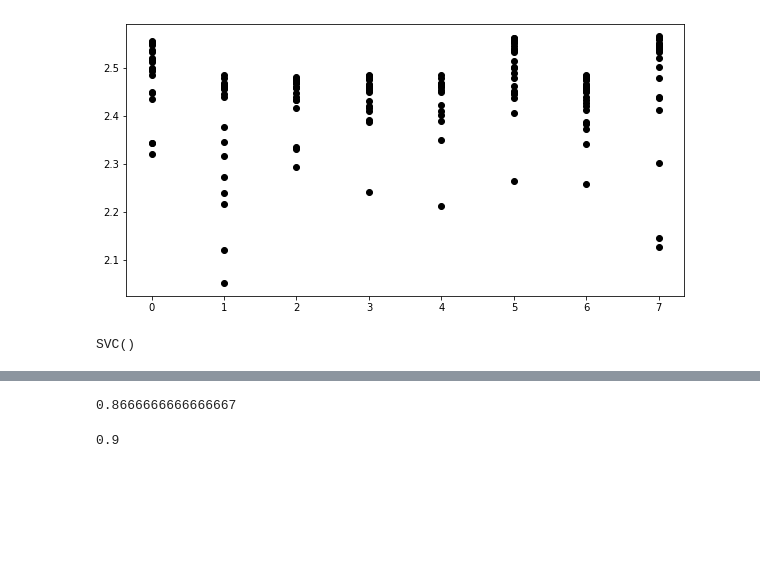
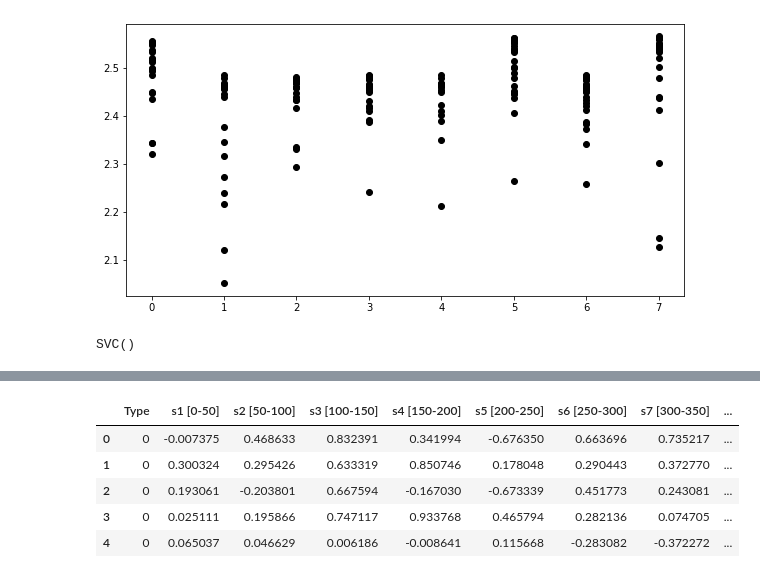
Before and after one commit to Diego41ITA/EEG-analysis, a Jupyter notebook: Read ERP_interval.ipynb, the cells around one changed output, grey strips where cells are left out. Saved outputs shown, nothing was run; the diff lists cells and outputs as text; code cells hidden in the pictures; blank space fills up the shorter version.

```diff
--- a/Read ERP_interval.ipynb
+++ b/Read ERP_interval.ipynb
@@ -181,8 +186,0 @@ acc_u=u/30;
-# %%
-acc_a
-# %% [output]
-0.8666666666666667
-# %%
-acc_u
-# %% [output]
-0.9
@@ -188,0 +201,9 @@ acc_u
+# %%
+df.head()
+# %% [output]
+|  | Type | s1 [0-50] | s2 [50-100] | s3 [100-150] | s4 [150-200] | s5 [200-250] | s6 [250-300] | s7 [300-350] | ... |
+| 0 | 0 | -0.007375 | 0.468633 | 0.832391 | 0.341994 | -0.676350 | 0.663696 | 0.735217 | ... |
+| 1 | 0 | 0.300324 | 0.295426 | 0.633319 | 0.850746 | 0.178048 | 0.290443 | 0.372770 | ... |
+| 2 | 0 | 0.193061 | -0.203801 | 0.667594 | -0.167030 | -0.673339 | 0.451773 | 0.243081 | ... |
+| 3 | 0 | 0.025111 | 0.195866 | 0.747117 | 0.933768 | 0.465794 | 0.282136 | 0.074705 | ... |
+| 4 | 0 | 0.065037 | 0.046629 | 0.006186 | -0.008641 | 0.115668 | -0.283082 | -0.372272 | ... |
```
Also changed, not shown: parts of 6 cells of this notebook.
